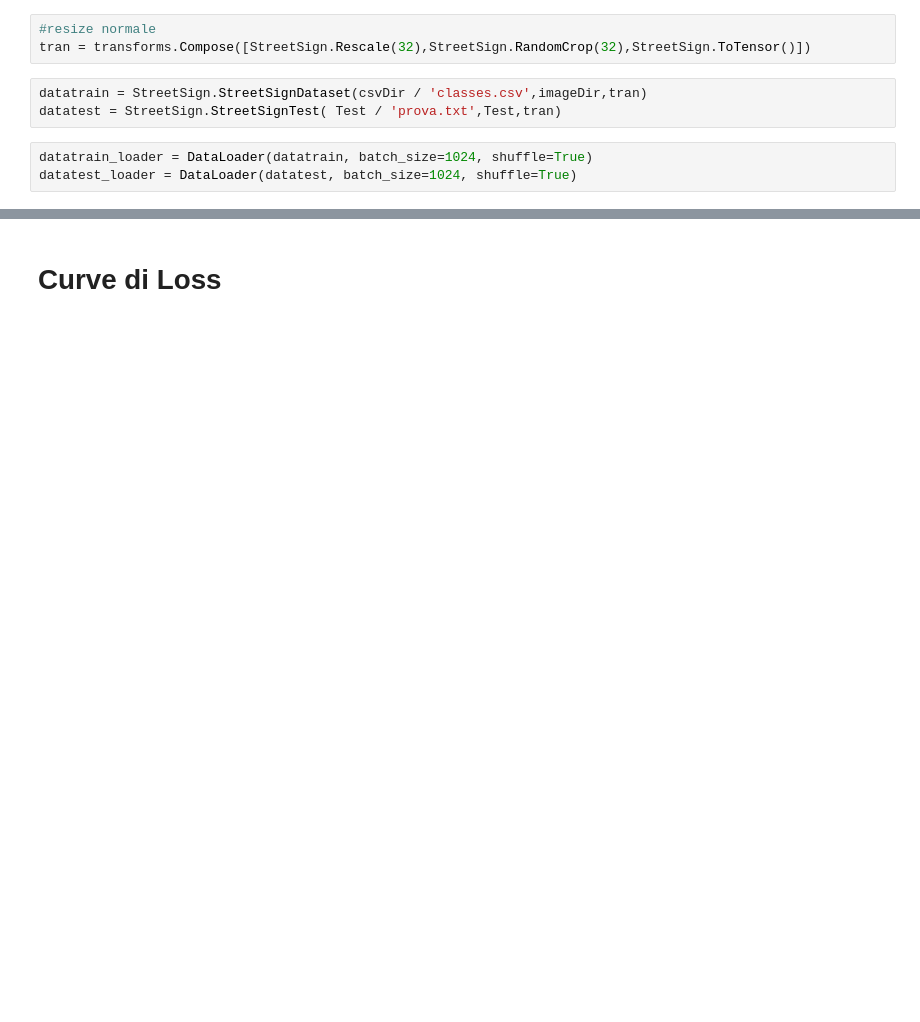
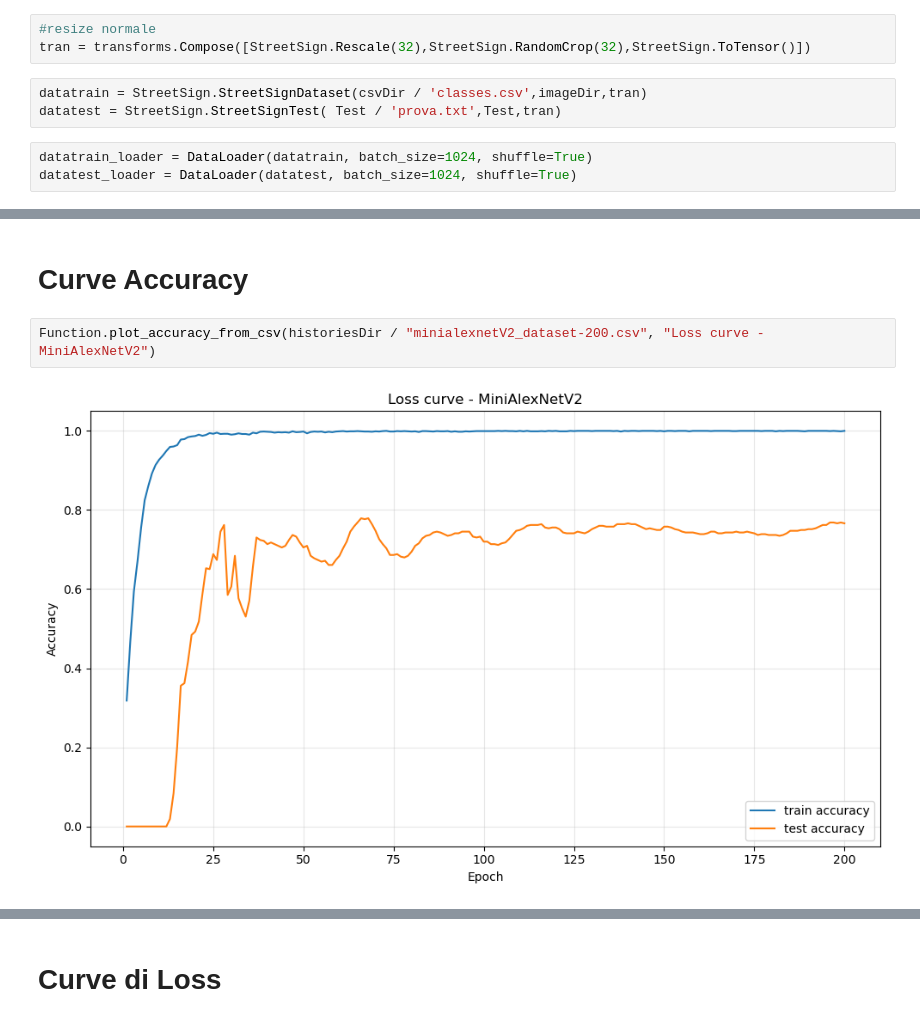
Before and after one commit to gorgons97/MachineLearning_Unict, a Jupyter notebook: train.ipynb, the cells around one changed output, grey strips where cells are left out. Cells and saved outputs as stored; diff of their text form; blank space fills up the shorter version.

```diff
--- a/train.ipynb
+++ b/train.ipynb
@@ -161,0 +115,6 @@ AUC macro (media): 0.915
+# %% [markdown]
+<h1>Curve Accuracy</h1>
+# %%
+Function.plot_accuracy_from_csv(historiesDir / "minialexnetV2_dataset-200.csv", "Loss curve - MiniAlexNetV2")
+# %% [output]
+[figure, added]
```
Also changed, not shown: parts of 20 cells of this notebook, 28 other files.
